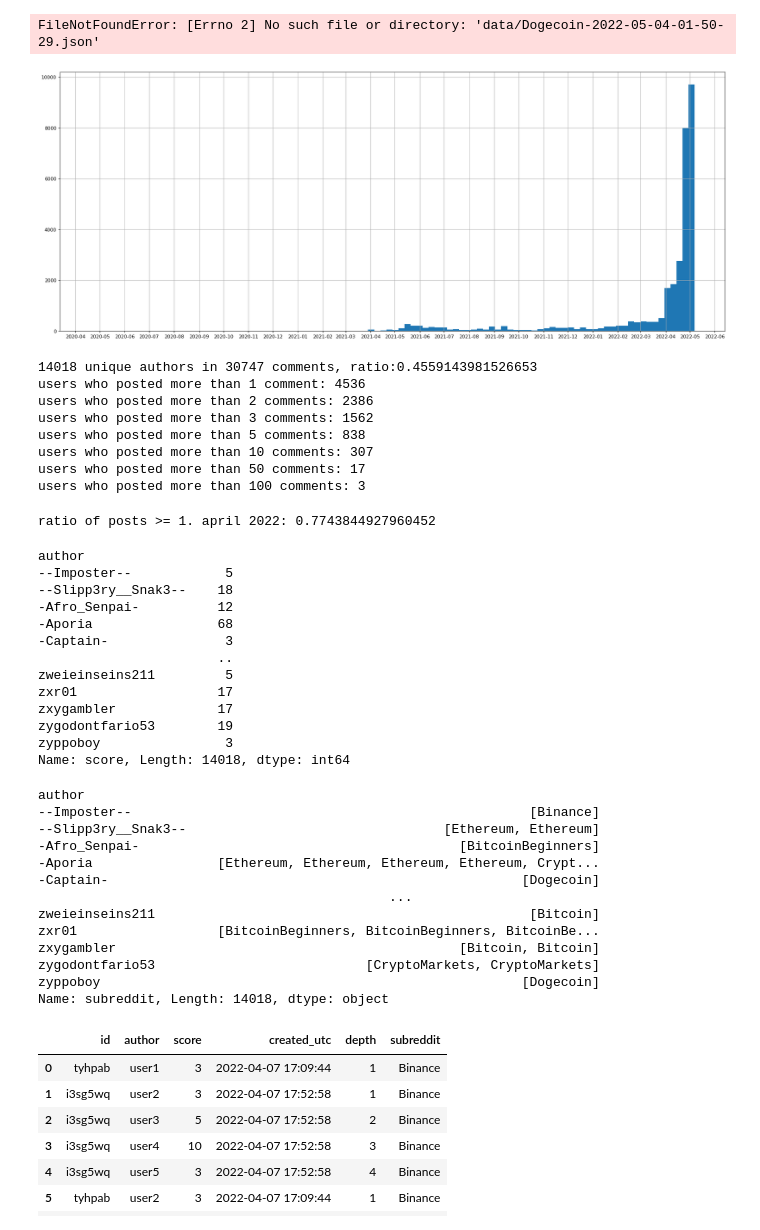
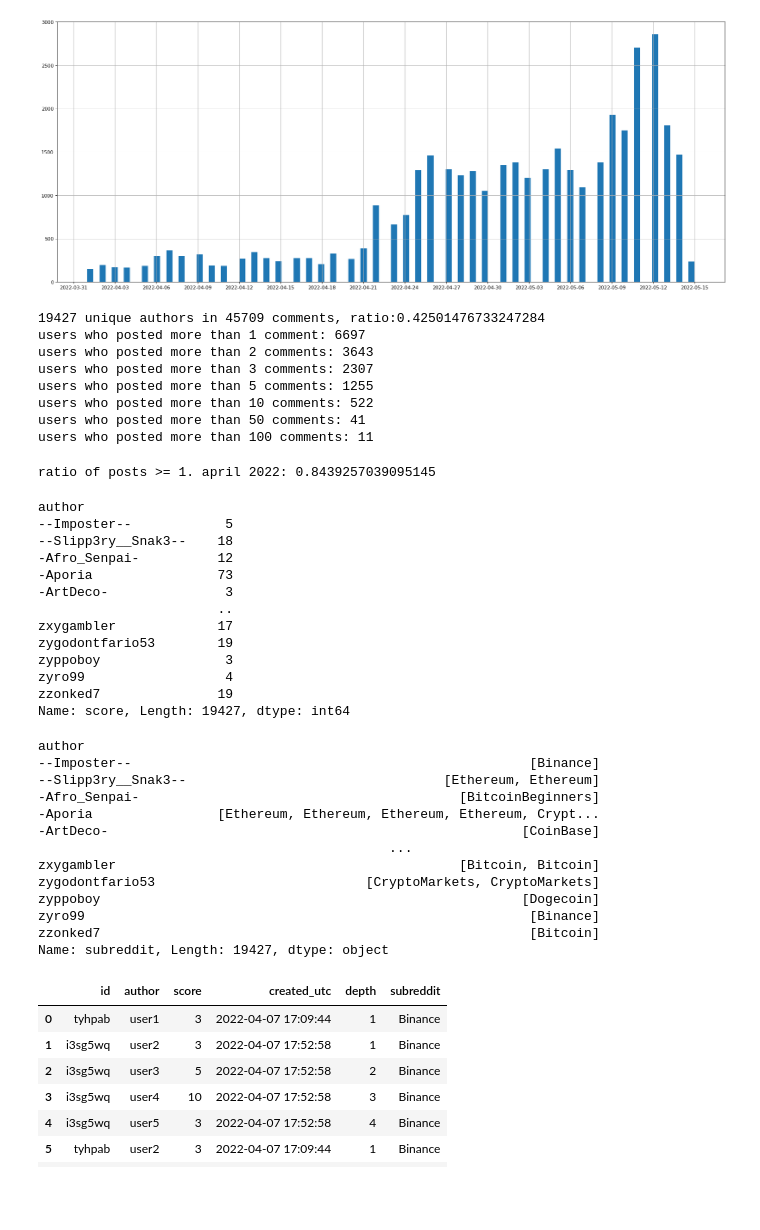
Before and after one commit to anatosun/reddit-cryptocurrency-analysis, a Jupyter notebook: notebooks/stats.ipynb, the cells around one changed output. Saved outputs shown, nothing was run; the diff lists cells and outputs as text; code cells hidden in the pictures; blank space fills up the shorter version.

```diff
--- a/notebooks/stats.ipynb
+++ b/notebooks/stats.ipynb
@@ -22,9 +22,7 @@ def count_comments(file, uid):
 
                 return i
 
-count_comments('data/Dogecoin-2022-05-04-01-50-29.json', 'uhdmuq')
+#count_comments('data/Dogecoin-2022-05-04-01-50-29.json', 'uhdmuq')
-# %% [output]
-FileNotFoundError: [Errno 2] No such file or directory: 'data/Dogecoin-2022-05-04-01-50-29.json'
 # %%
 import os
 import pandas as pd
@@ -37,10 +35,11 @@ from matplotlib.pyplot import figure
 
 
 l = []
-for file in os.listdir(os.path.join('../data')):
+datafolder = '../local/2022-5-15-11-11/'
+for file in os.listdir(os.path.join(datafolder)):
     if file.endswith(".json"):
 
-        with open("../data/"+file, 'r') as f:
+        with open(datafolder+file, 'r') as f:
             data = json.load(f)
             posts = data['posts']
             s = data['subreddit']
@@ -64,11 +63,12 @@ df['date'] = df['created_utc'].dt.date
 # %%
 # dates
 import matplotlib.dates as mdates
 figure(figsize=(25, 10), dpi=80)
-ax = df['date'].hist(bins=100)
-ax.xaxis.set_major_locator(mdates.MonthLocator(interval=1))
+fr = pd.to_datetime("2022-4-1").date()
+ax = df[(df['date'] >= fr)]['date'].hist(bins=100)
+ax.xaxis.set_major_locator(mdates.DayLocator(interval=3))
 # %% [output]
-[figure, old version]
+[figure, new version]
 # %%
 ua=len(pd.unique(df['author']))
 a=len(df['author'])
@@ -85,21 +85,21 @@ print(f'users who posted more than 10 comments: {len(vc[vc>10])}')
 print(f'users who posted more than 50 comments: {len(vc[vc>50])}')
 print(f'users who posted more than 100 comments: {len(vc[vc>100])}')
 # %% [output]
-14018 unique authors in 30747 comments, ratio:0.4559143981526653
-users who posted more than 1 comment: 4536
-users who posted more than 2 comments: 2386
-users who posted more than 3 comments: 1562
-users who posted more than 5 comments: 838
-users who posted more than 10 comments: 307
-users who posted more than 50 comments: 17
-users who posted more than 100 comments: 3
+19427 unique authors in 45709 comments, ratio:0.42501476733247284
+users who posted more than 1 comment: 6697
+users who posted more than 2 comments: 3643
+users who posted more than 3 comments: 2307
+users who posted more than 5 comments: 1255
+users who posted more than 10 comments: 522
+users who posted more than 50 comments: 41
+users who posted more than 100 comments: 11
 # %%
 start_date = pd.to_datetime("2022-4-1").date()
 after_april_2022 = df[(df['date'] >= start_date)]
 
 print(f'ratio of posts >= 1. april 2022: {len(after_april_2022)/len(df)}')
 # %% [output]
-ratio of posts >= 1. april 2022: 0.7743844927960452
+ratio of posts >= 1. april 2022: 0.8439257039095145
 # %%
 grouped_df = df.groupby(["author"])
 f=grouped_df['score'].agg('sum')
@@ -109,15 +109,15 @@ author
 --Imposter--            5
 --Slipp3ry__Snak3--    18
 -Afro_Senpai-          12
--Aporia                68
--Captain-               3
+-Aporia                73
+-ArtDeco-               3
                        ..
-zweieinseins211         5
-zxr01                  17
 zxygambler             17
 zygodontfario53        19
 zyppoboy                3
-Name: score, Length: 14018, dtype: int64
+zyro99                  4
+zzonked7               19
+Name: score, Length: 19427, dtype: int64
 # %%
 f = df[["author", "subreddit"]].groupby(["author"])
 f2 = f['subreddit'].apply(list)
@@ -128,14 +128,14 @@ author
 --Slipp3ry__Snak3--                                 [Ethereum, Ethereum]
 -Afro_Senpai-                                         [BitcoinBeginners]
 -Aporia                [Ethereum, Ethereum, Ethereum, Ethereum, Crypt...
--Captain-                                                     [Dogecoin]
+-ArtDeco-                                                     [CoinBase]
                                              ...
-zweieinseins211                                                [Bitcoin]
-zxr01                  [BitcoinBeginners, BitcoinBeginners, BitcoinBe...
 zxygambler                                            [Bitcoin, Bitcoin]
 zygodontfario53                           [CryptoMarkets, CryptoMarkets]
 zyppoboy                                                      [Dogecoin]
-Name: subreddit, Length: 14018, dtype: object
+zyro99                                                         [Binance]
+zzonked7                                                       [Bitcoin]
+Name: subreddit, Length: 19427, dtype: object
 # %%
 def jsonToEdgeList(file):
     with open(file, 'r') as f:
```
Also changed, not shown: parts of 4 cells of this notebook.
